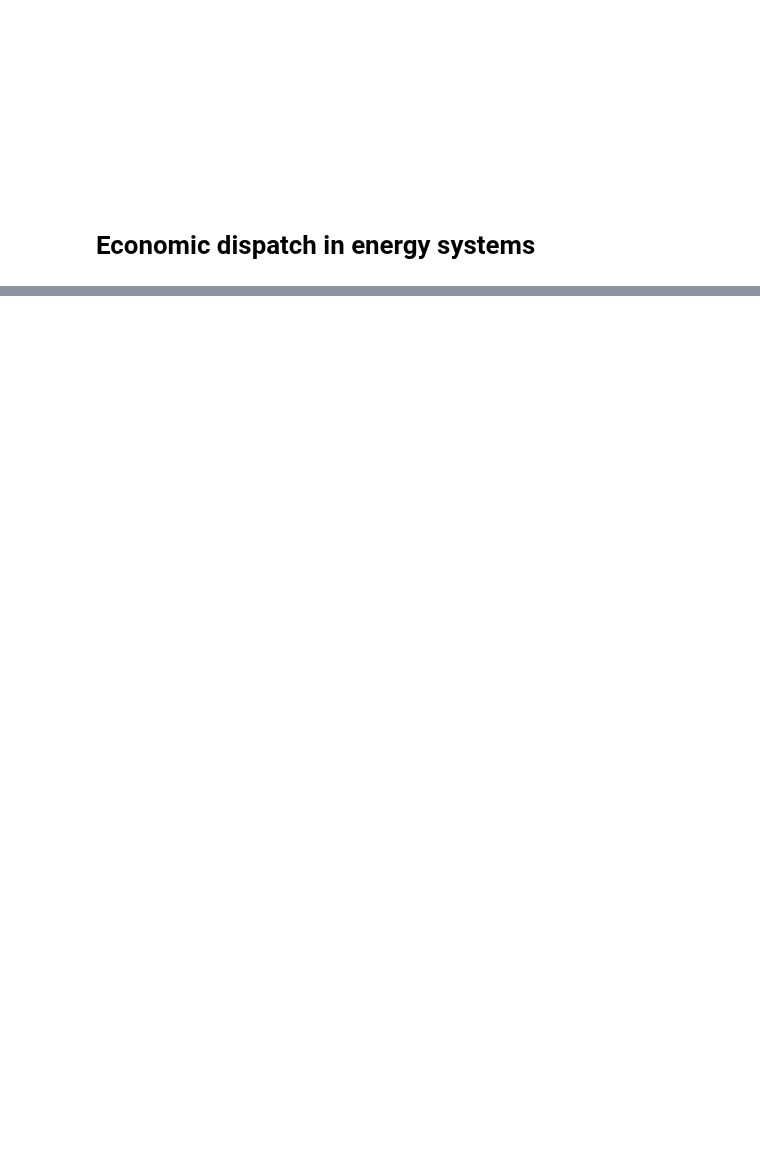
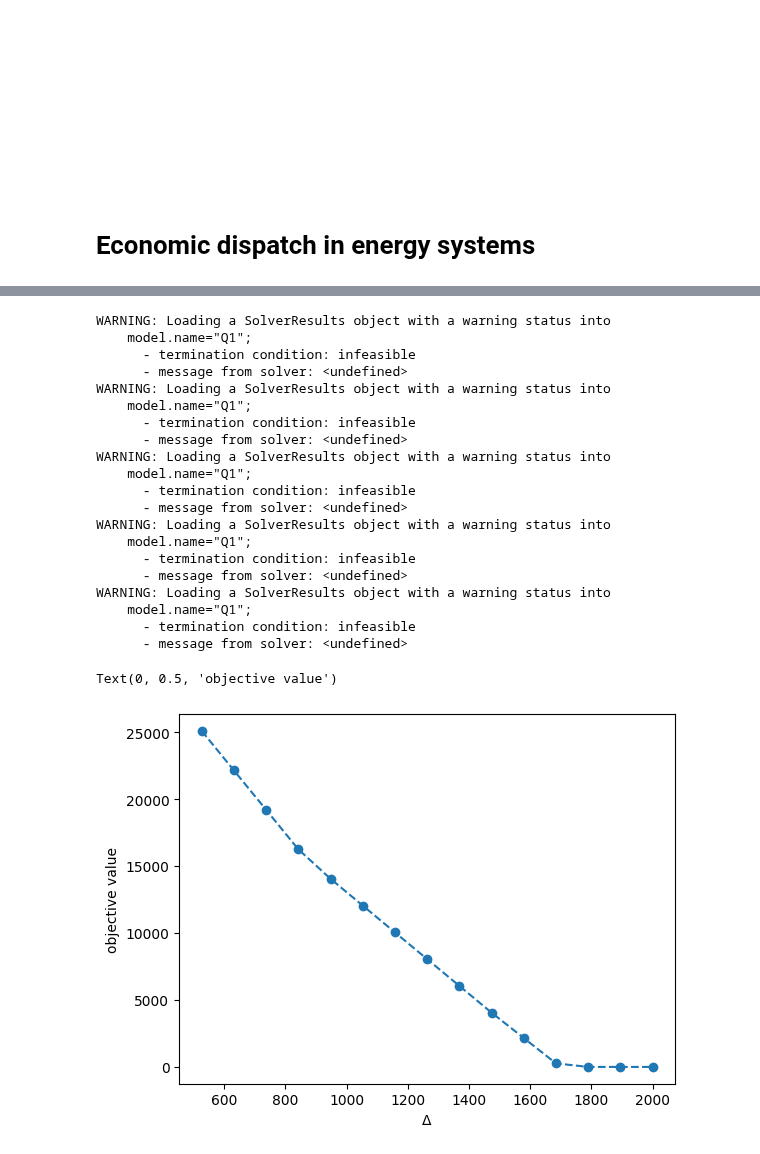
Before and after one commit to mobook/MO-book, a Jupyter notebook: notebooks/09/economicdispatch.ipynb, the cells around one changed output, grey strips where cells are left out. Saved outputs shown, nothing was run; the diff lists cells and outputs as text; code cells hidden in the pictures; blank space fills up the shorter version.

```diff
--- a/notebooks/09/economicdispatch.ipynb
+++ b/notebooks/09/economicdispatch.ipynb
@@ -226,17 +254,40 @@ plt.ylabel('objective value')
 # %%
 fixed_eps = 0.02
 
 feas_Deltas = []
 feas_objs = []
 
 for Delta in np.linspace(0, 2000, num=20):
     model = economic_dispatch(nodes, wind_production_samples, fixed_eps, Delta)
-    result = gurobi_solver.solve(model)
+    result = pyo.SolverFactory('cbc').solve(model)
 
     if result.solver.termination_condition == 'optimal':
         feas_Deltas.append(Delta)
         feas_objs.append(model.objective())
 
 plt.plot(feas_Deltas, feas_objs, marker='o', linestyle='--')
 plt.xlabel('$\Delta$')
 plt.ylabel('objective value')
+# %% [output]
+WARNING: Loading a SolverResults object with a warning status into
+    model.name="Q1";
+      - termination condition: infeasible
+      - message from solver: <undefined>
+WARNING: Loading a SolverResults object with a warning status into
+    model.name="Q1";
+      - termination condition: infeasible
+      - message from solver: <undefined>
+WARNING: Loading a SolverResults object with a warning status into
+    model.name="Q1";
+      - termination condition: infeasible
+      - message from solver: <undefined>
+WARNING: Loading a SolverResults object with a warning status into
+    model.name="Q1";
+      - termination condition: infeasible
+      - message from solver: <undefined>
+WARNING: Loading a SolverResults object with a warning status into
+    model.name="Q1";
+      - termination condition: infeasible
+      - message from solver: <undefined>
+Text(0, 0.5, 'objective value')
+[figure, added]
```
Also changed, not shown: parts of 14 cells of this notebook.
